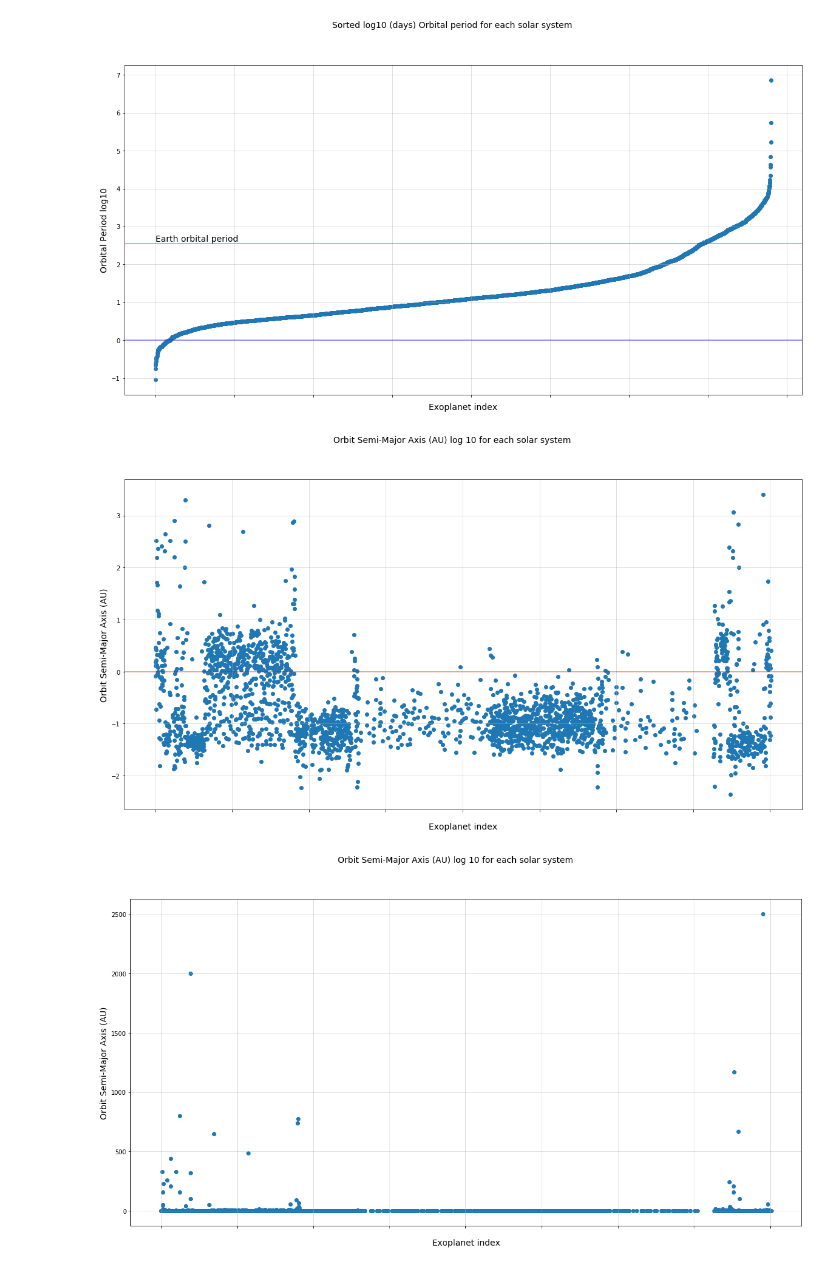
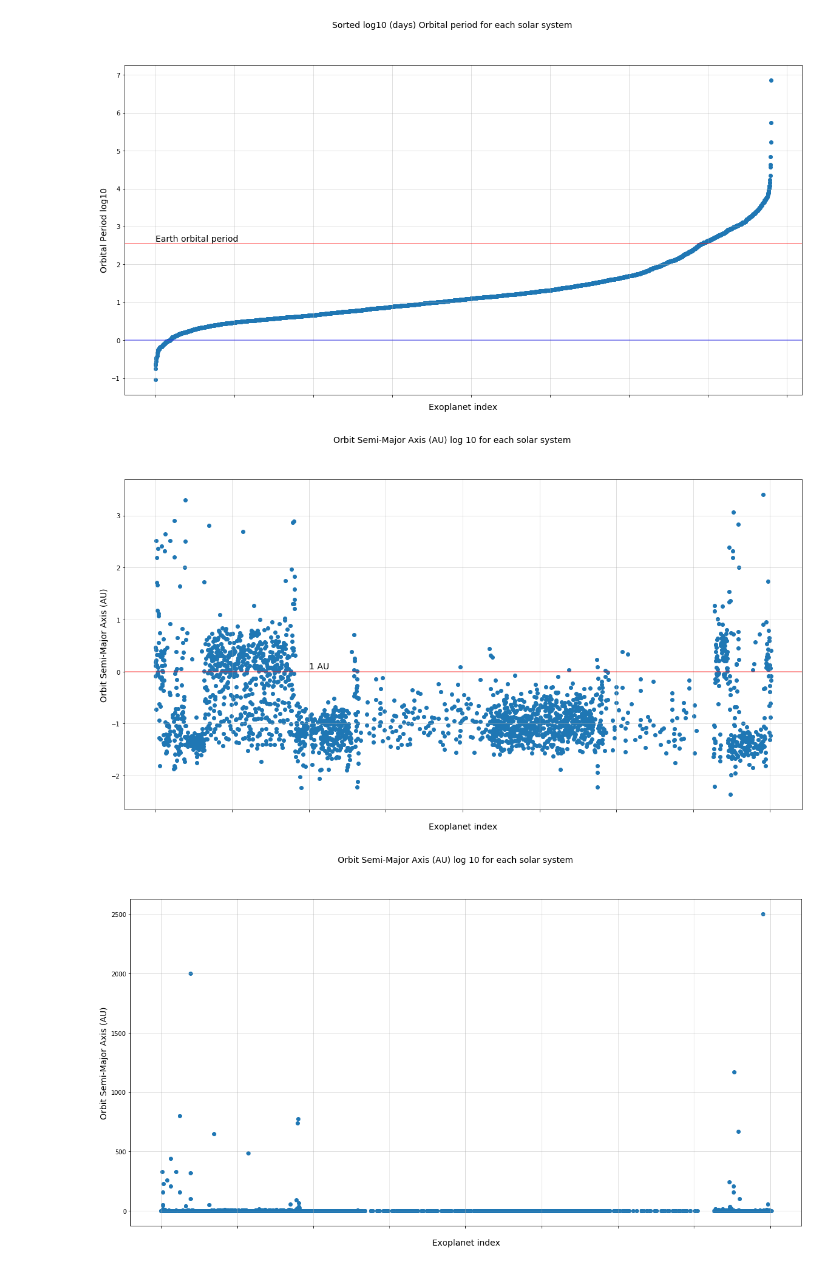
Before and after one commit to coderXmachina2/infographicaGalactica, a Jupyter notebook: scripts/t03DiscoveryMethods.ipynb, the cells around one changed output. Saved outputs shown, nothing was run; the diff lists cells and outputs as text; code cells hidden in the pictures.

```diff
--- a/scripts/t03DiscoveryMethods.ipynb
+++ b/scripts/t03DiscoveryMethods.ipynb
@@ -102,19 +102,20 @@ plt.show()
 # %%
 fig = plt.figure(figsize=(20,10))
 plt.scatter(range(len(data)), np.log10(data['pl_orbsmax'])  )
 fig.suptitle('Orbit Semi-Major Axis (AU) log 10 for each solar system', fontsize=14)
 plt.xlabel('Exoplanet index', fontsize=14)
 plt.ylabel('Orbit Semi-Major Axis (AU)', fontsize=14)
 
 #plt.yticks(np.arange(0, 2350, step=100))
 plt.xticks(rotation=45, fontsize=4, alpha = 0.0001)
 plt.axhline(y=0, alpha= 0.5, color='red') #1 AU
+plt.text(1000, 0.05, '1 AU', fontsize = 14)
 
 plt.grid(alpha = 0.5)
 plt.savefig('/Users/ultra/Desktop/theJects/infographicaGalactica/Vissies/pl_Semi_maj_axis_AU_log10.png')
 plt.show()
 # %% [output]
-[figure, old version]
+[figure, new version]
 # %%
 fig = plt.figure(figsize=(20,10))
 plt.scatter(range(len(data)), data['pl_orbsmax'])
```
Also changed, not shown: 5 other files.
